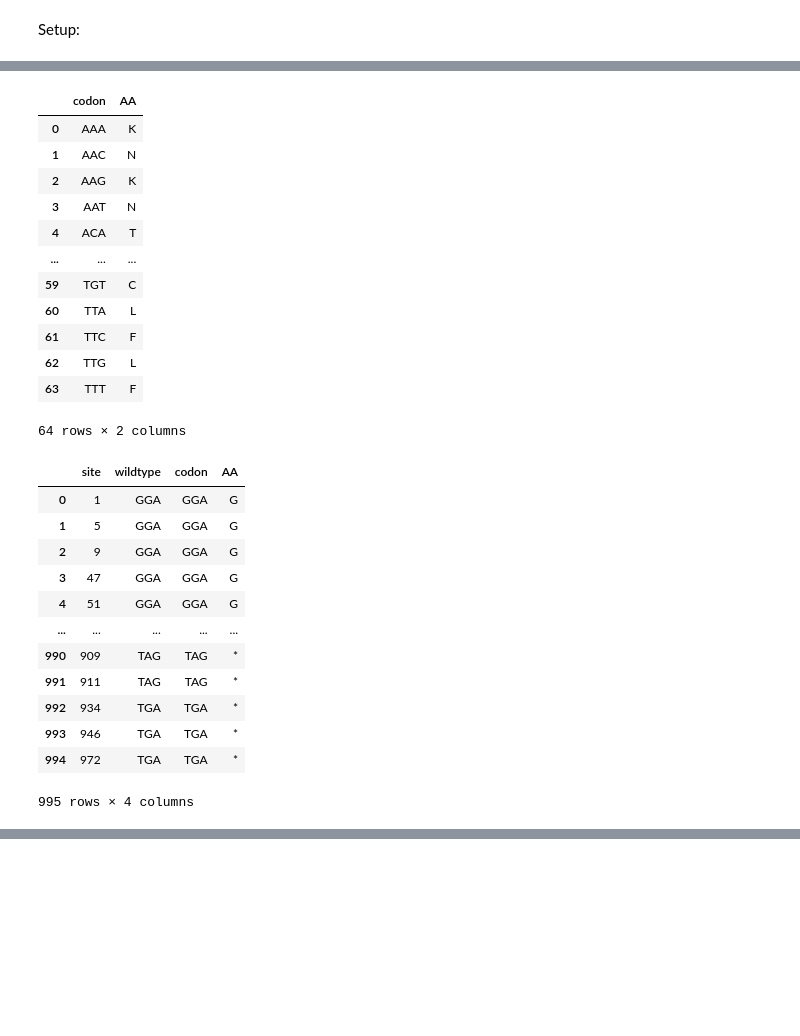
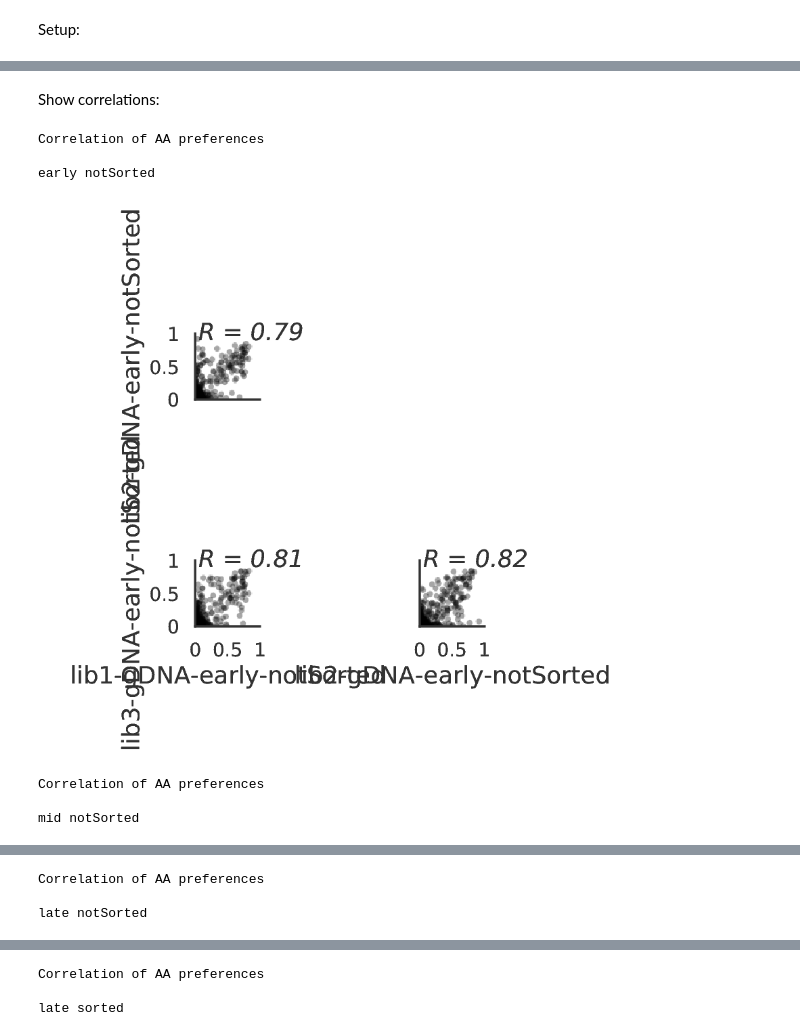
Before and after one commit to dbacsik/ns5_small_mutagenesis, a Jupyter notebook: amino_acid_preferences.py.ipynb, the cells around one changed output, grey strips where cells are left out. Saved outputs shown, nothing was run; the diff lists cells and outputs as text; code cells hidden in the pictures; blank space fills up the shorter version.

```diff
--- a/amino_acid_preferences.py.ipynb
+++ b/amino_acid_preferences.py.ipynb
@@ -176,41 +169,17 @@ display(codon_count)
-# %%
-codon_lookup = pd.DataFrame.from_dict(CODON_TO_AA, orient='index')
-codon_lookup = codon_lookup.reset_index()
-codon_lookup.columns = ['codon', 'AA']
-display(codon_lookup)
-# %% [output]
-|  | codon | AA |
-| 0 | AAA | K |
-| 1 | AAC | N |
-| 2 | AAG | K |
-| 3 | AAT | N |
-| 4 | ACA | T |
-| ... | ... | ... |
-| 59 | TGT | C |
-| 60 | TTA | L |
-| 61 | TTC | F |
-| 62 | TTG | L |
-| 63 | TTT | F |
-64 rows × 2 columns
-# %%
-pd.merge(
-    left=codon_count[['site', 'wildtype']],
-    right=codon_lookup,
-    left_on='wildtype',
-    right_on='codon',
-    validate='many_to_one'
-)
-# %% [output]
-|  | site | wildtype | codon | AA |
-| 0 | 1 | GGA | GGA | G |
-| 1 | 5 | GGA | GGA | G |
-| 2 | 9 | GGA | GGA | G |
-| 3 | 47 | GGA | GGA | G |
-| 4 | 51 | GGA | GGA | G |
-| ... | ... | ... | ... | ... |
-| 990 | 909 | TAG | TAG | * |
-| 991 | 911 | TAG | TAG | * |
-| 992 | 934 | TGA | TGA | * |
-| 993 | 946 | TGA | TGA | * |
-| 994 | 972 | TGA | TGA | * |
-995 rows × 4 columns
+# %% [markdown]
+Show correlations:
+# %%
+for stage in samples_iter['stage'].unique():
+    for sort_status in samples_iter.query(f'stage == "{stage}"')['sorted'].unique():
+        path = os.path.join(prefs_dir, f'{stage}-{sort_status}-summary_prefscorr.pdf')
+        print('Correlation of AA preferences\n')
+        print(stage, sort_status)
+        showPDF(path)
+# %% [output]
+Correlation of AA preferences
+
+early notSorted
+[figure, added]
+Correlation of AA preferences
+
+mid notSorted
@@ -216,0 +187,3 @@ pd.merge(
+Correlation of AA preferences
+
+late notSorted
@@ -216,0 +191,3 @@ pd.merge(
+Correlation of AA preferences
+
+late sorted
```
Also changed, not shown: parts of 7 cells of this notebook.
